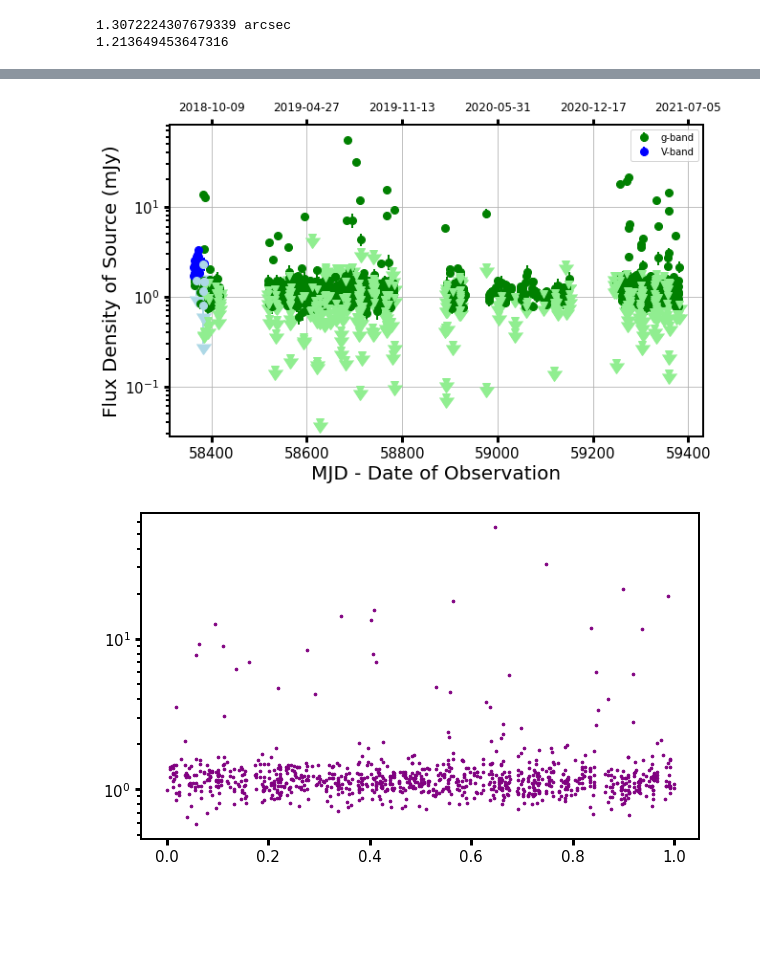
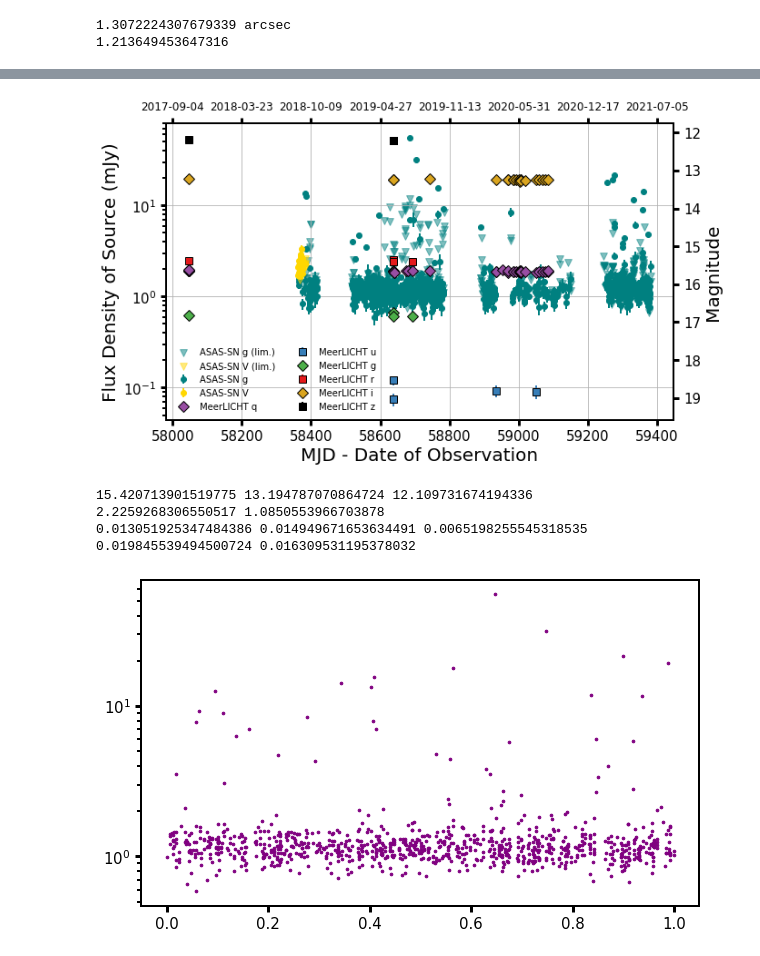
Before and after one commit to AnderssonAstro/MKT-J174641.0-321404-Paper-Figures, a Jupyter notebook: Paper Figures.ipynb, the cells around one changed output, grey strips where cells are left out. Cells and saved outputs as stored; diff of their text form; code cells hidden in the pictures; blank space fills up the shorter version.

Commit message:
First Review Push
Changes to figures + ML light curve. Shoul be everything required by reviewer, bar high-time-res.

```diff
--- a/Paper Figures.ipynb
+++ b/Paper Figures.ipynb
@@ -687,48 +596,98 @@ for valR in LCdf['mjd']:
 # %%
-#overall optical LCs
+#overall optical LCs from ASAS-SN
+# and MeerLICHT (new for review)
 
 from astropy.stats import sigma_clip
 
+#ASAS-SN LC:
 OptLC=pd.read_csv('Data/ASAS-SN lightcurve.csv')
 # do some chopping ,getting rid of limits etc
 OptLC = OptLC.loc[OptLC['mag']<99.9] # when magnitude is 99??
 OptLC['MJD'] = OptLC['HJD']-2400000.5
+#see discussion in previous cell. Want the 5sigma limit (reported in mag only) in flux units, not the measured flux.
+OptLC['fluxLimit'] = 10**((OptLC['Limit'] -8.9)/-2.5) * 1e3
 
 gLC = OptLC.loc[OptLC['Filter']=='g']
 VLC = OptLC.loc[OptLC['Filter']=='V']
 
 gDet = gLC.loc[gLC['mag_err'] != 99.99]
 gNon = gLC.loc[gLC['mag_err'] == 99.99]
 
 VDet = VLC.loc[VLC['mag_err'] != 99.99]
 VNon = VLC.loc[VLC['mag_err'] == 99.99]
 
+#MeerLICHT LC:
+MLLC = pd.read_csv('Data/MeerLICHTLC.csv')
+MLLC['flux(mJy)'] = MLLC['Flux [μJy]']*1e-3
+MLLC['flux_err'] = MLLC['Fluxerr [μJy]']*1e-3
+MLq = MLLC.loc[MLLC['Filter']=='q']
+MLu = MLLC.loc[MLLC['Filter']=='u']
+MLg = MLLC.loc[MLLC['Filter']=='g']
+MLr = MLLC.loc[MLLC['Filter']=='r']
+MLi = MLLC.loc[MLLC['Filter']=='i']
+MLz = MLLC.loc[MLLC['Filter']=='z']
+
 
 plt.figure(figsize=(10,6))
 plt.tight_layout()
 ax=plt.gca()
 ms=8
 
+#ASAS-SN Data
 plt.errorbar(gDet['MJD'],gDet['flux(mJy)'],yerr=gDet['flux_err'], marker='o', ls='none',
-             c='green', markersize=ms, label='g-band')
-plt.errorbar(gNon['MJD'],gNon['flux(mJy)'],yerr=0,uplims=True, marker='v', ls='none',
-             c='lightgreen', markersize=ms)
+             c='teal', markersize=ms-2, label='ASAS-SN g')
+plt.scatter(gNon['MJD'],gNon['fluxLimit'], marker='v', color='teal',alpha=0.5,
+            s=60,label = 'ASAS-SN g (lim.)')
 
 plt.errorbar(VDet['MJD'],VDet['flux(mJy)'],yerr=VDet['flux_err'], marker='o', ls='none',
-             c='blue', markersize=ms, label='V-band')
-plt.errorbar(VNon['MJD'],VNon['flux(mJy)'],yerr=0.5,uplims=True, marker='o', ls='none', c='lightblue', markersize=ms)
+             c='gold', markersize=ms-2, label='ASAS-SN V')
+plt.scatter(VNon['MJD'],VNon['fluxLimit'], marker='v', color='gold', alpha=0.5,
+            s=60,label='ASAS-SN V (lim.)', zorder=3)
+#ML data
 
+plt.errorbar(MLq['MJD'], MLq['flux(mJy)'], yerr= MLq['flux_err'], marker='D', ls='none',
+             c='#984ea3', mec='black', markersize=ms, label='MeerLICHT q')
+plt.errorbar(MLu['MJD'], MLu['flux(mJy)'], yerr= MLu['flux_err'], marker='s', ls='none',
+             c='#377eb8', mec='black', markersize=ms, label='MeerLICHT u')
+plt.errorbar(MLg['MJD'], MLg['flux(mJy)'], yerr= MLg['flux_err'], marker='D', ls='none',
+             c='#4daf4a', mec='black', markersize=ms, label='MeerLICHT g')
+plt.errorbar(MLr['MJD'], MLr['flux(mJy)'], yerr= MLr['flux_err'], marker='s', ls='none',
+             c='#e41a1c', mec='black', markersize=ms, label='MeerLICHT r')
+plt.errorbar(MLi['MJD'], MLi['flux(mJy)'], yerr= MLi['flux_err'], marker='D', ls='none',
+             c='goldenrod',mec='black', markersize=ms, label='MeerLICHT i')
+plt.errorbar(MLz['MJD'], MLz['flux(mJy)'], yerr= MLz['flux_err'], marker='s', ls='none',
+             c='black', mec='black', markersize=ms, label='MeerLICHT z')
 
 plt.xlabel('MJD - Date of Observation')
 plt.ylabel('Flux Density of Source (mJy)')
 plt.yscale('log')
 plt.grid(True)
-plt.legend()
+plt.legend(ncol=2, framealpha=0, loc='lower left',fontsize='medium')
 dateLabels(ax)
+
+#note we also make a 'dummy', invisible plot just to get a second y-scale in Magnitudes
+Magax = ax.twinx()
+Magax.invert_yaxis()
+Magax.set_ylabel('Magnitude')
+Magax.scatter(MLLC['MJD'], MLLC['Mag_Opt'], alpha=0.0)
 
 #plt.savefig(savepath +'OpticalLC.pdf', bbox_inches = 'tight')
 #plt.savefig(savepath +'OpticalLC.png', bbox_inches = 'tight')
 plt.show()
+
+#median colours from MeerLICHT:
+medg, stdg, meang =np.median(MLg['Mag_Opt']), np.std(MLg['Mag_Opt']), np.average(MLg['Mag_Opt'])
+medr, stdr, meanr =np.median(MLr['Mag_Opt']), np.std(MLr['Mag_Opt']), np.average(MLr['Mag_Opt'])
+medi, stdi, meani =np.median(MLi['Mag_Opt']), np.std(MLi['Mag_Opt']), np.average(MLi['Mag_Opt'])
+medz, stdz, meanz =np.median(MLz['Mag_Opt']), np.std(MLz['Mag_Opt']), np.average(MLz['Mag_Opt'])
+print(meanr,meani,meanz)
+print(meanr-meani, meani-meanz)
+print(stdr,stdi,stdz)
+print(np.sqrt(stdr**2+stdi**2), np.sqrt(stdi**2+stdz**2))
 # %% [output]
-[figure, old version]
+[figure, new version]
+15.420713901519775 13.194787070864724 12.109731674194336
+2.2259268306550517 1.0850553966703878
+0.013051925347484386 0.014949671653634491 0.0065198255545318535
+0.019845539494500724 0.016309531195378032
 # %%
```
Also changed, not shown: parts of 8 cells of this notebook, 11 other files.
